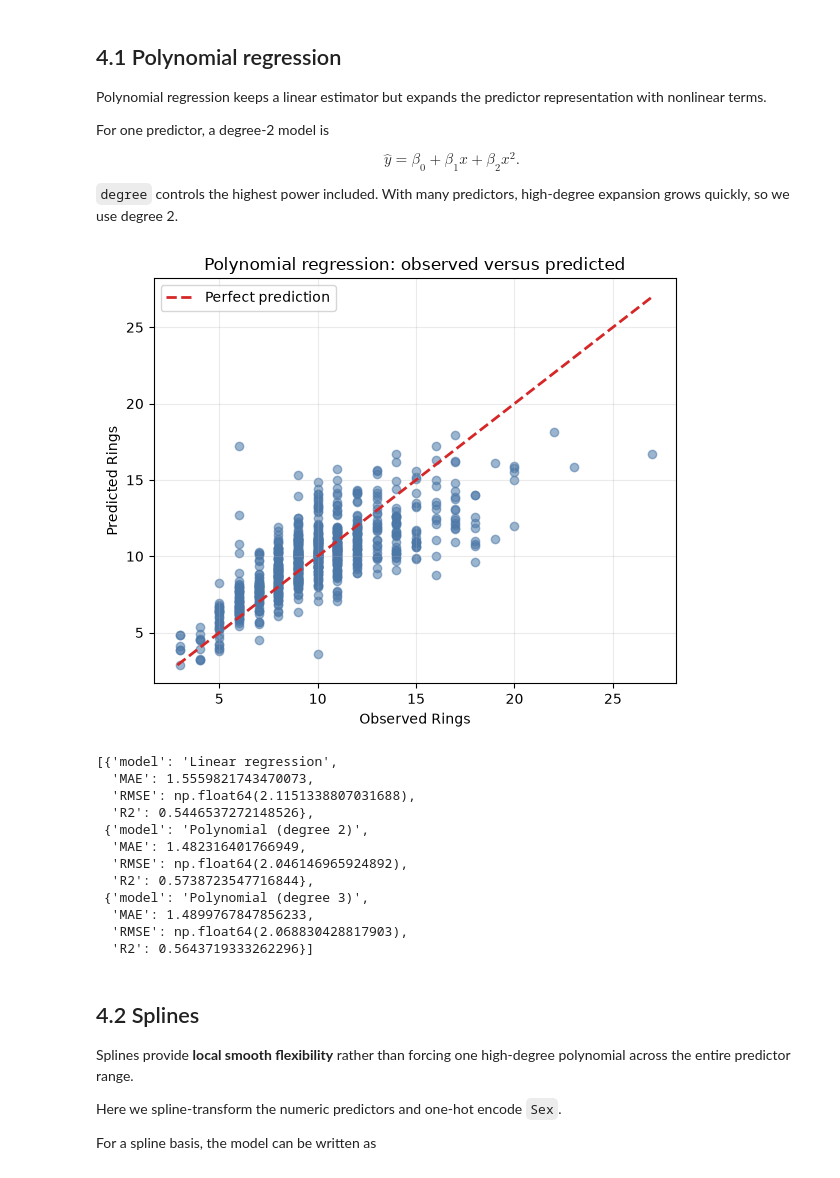
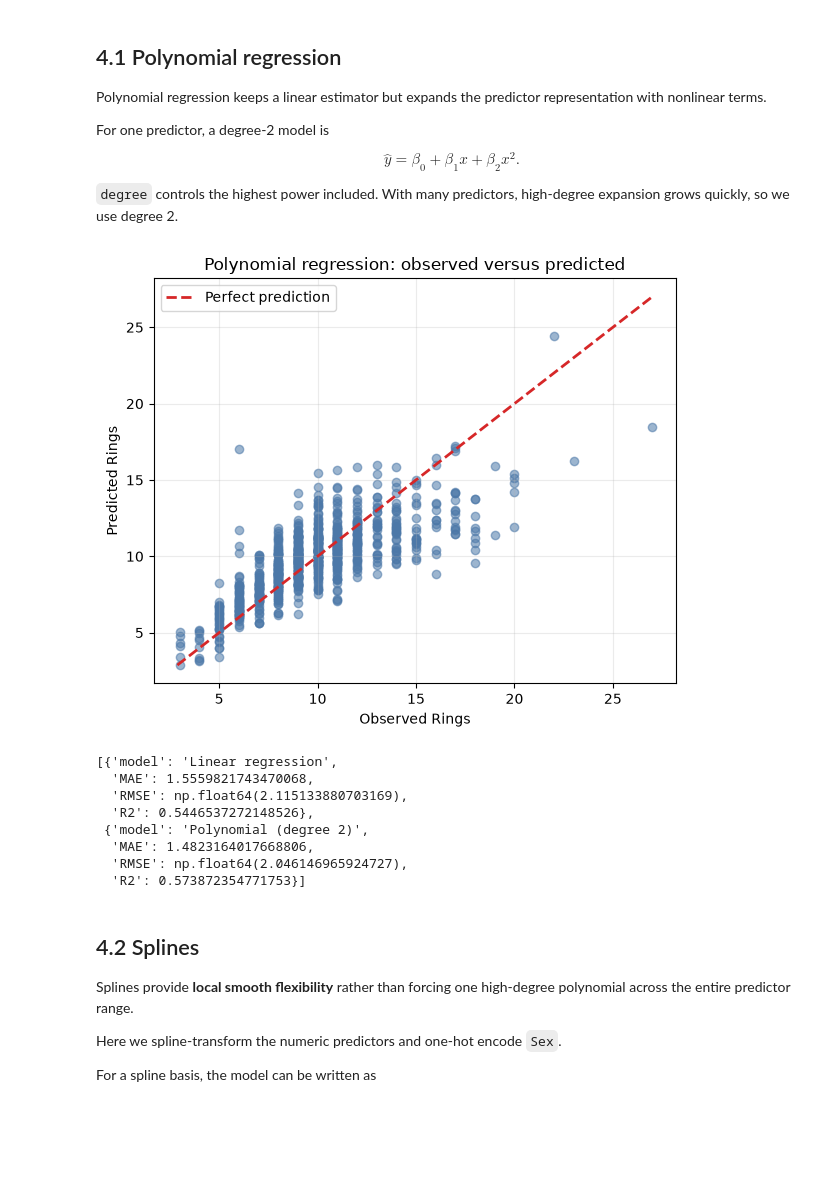
Before and after one commit to AnnGur/KSE_ML_for_bioinformatics, a Jupyter notebook: practicals/week3/Practical_03_Regression_Zoo_Classification_Challenge.ipynb, the cells around one changed output. Drawn from its saved outputs; the diff is of its cells as text; code cells hidden in the pictures; blank space fills up the shorter version.

```diff
--- a/practicals/week3/Practical_03_Regression_Zoo_Classification_Challenge.ipynb
+++ b/practicals/week3/Practical_03_Regression_Zoo_Classification_Challenge.ipynb
@@ -491,31 +487,27 @@ $$
 # %%
 poly_model = Pipeline([
     ("prep", preprocessor),
-    ("poly", PolynomialFeatures(degree=3, include_bias=False, interaction_only=False)),
+    ("poly", PolynomialFeatures(degree=2, include_bias=False, interaction_only=False)),
     ("model", Ridge(alpha=1.0))
 ])
 
 poly_model.fit(X_train, y_train)
 pred_poly = poly_model.predict(X_test)
 
 regression_results.append(
-    regression_metrics("Polynomial (degree 3)", y_test, pred_poly))
+    regression_metrics("Polynomial (degree 2)", y_test, pred_poly))
 plot_observed_vs_predicted(y_test, pred_poly, "Polynomial regression: observed versus predicted")
 regression_results
 # %% [output]
-[figure, old version]
+[figure, new version]
 [{'model': 'Linear regression',
-  'MAE': 1.5559821743470073,
-  'RMSE': np.float64(2.1151338807031688),
+  'MAE': 1.5559821743470068,
+  'RMSE': np.float64(2.115133880703169),
   'R2': 0.5446537272148526},
  {'model': 'Polynomial (degree 2)',
-  'MAE': 1.482316401766949,
-  'RMSE': np.float64(2.046146965924892),
-  'R2': 0.5738723547716844},
- {'model': 'Polynomial (degree 3)',
-  'MAE': 1.4899767847856233,
-  'RMSE': np.float64(2.068830428817903),
-  'R2': 0.5643719333262296}]
+  'MAE': 1.4823164017668806,
+  'RMSE': np.float64(2.046146965924727),
+  'R2': 0.573872354771753}]
 # %% [markdown]
 ## 4.2 Splines
 
```
Also changed, not shown: parts of 45 cells of this notebook, 4 other files.
